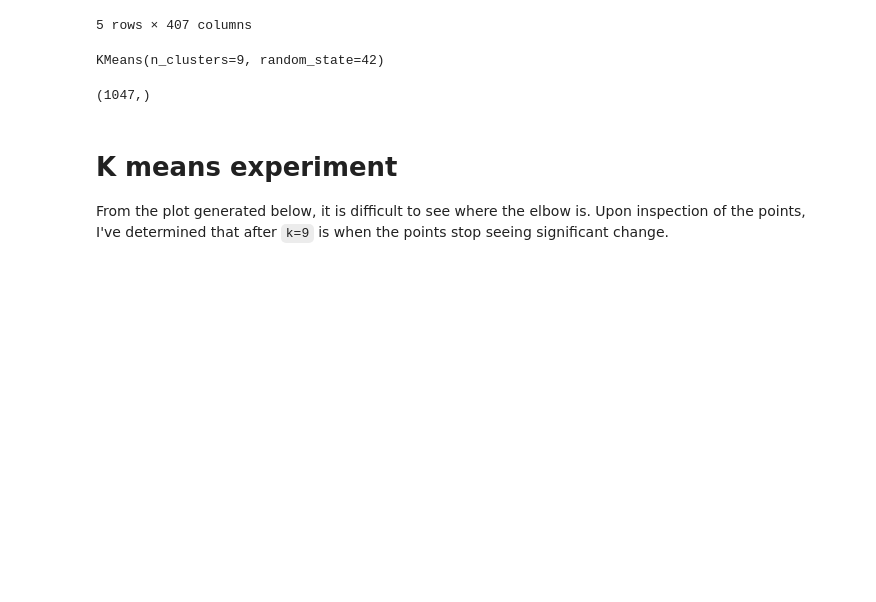
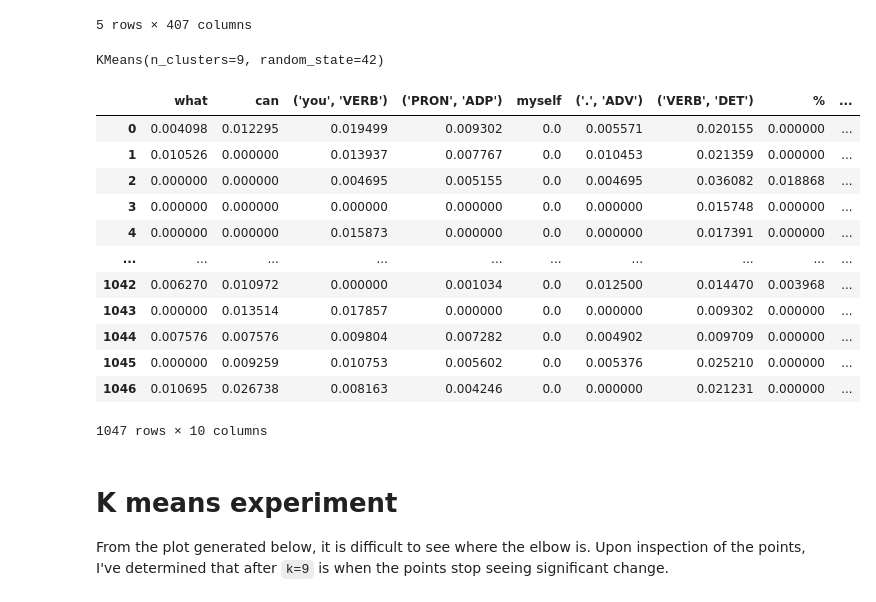
Before and after one commit to eric-sclafani/cse564, a Jupyter notebook: lab2b/testing.ipynb, the cells around one changed output. Saved outputs shown, nothing was run; the diff lists cells and outputs as text; code cells hidden in the pictures; blank space fills up the shorter version.

```diff
--- a/lab2b/testing.ipynb
+++ b/lab2b/testing.ipynb
@@ -12,8 +12,8 @@ warnings.simplefilter(action='ignore', category=FutureWarning) # suppress annoyi
 warnings.simplefilter(action='ignore', category=DeprecationWarning)
 
 scaler = StandardScaler()
-df = pd.read_csv("data/pan22_features.csv")
-X = df.drop(columns=["author_id", "discourse_type"])
+data_df = pd.read_csv("data/pan22_features.csv")
+X = data_df.drop(columns=["author_id", "discourse_type"])
 cols = list(X.columns)
 
 X_scaled = scaler.fit_transform(X)
@@ -72,6 +50,32 @@ fig.update_layout(title="Variables MDS Plot",
 # %%
+
+data_df_sample = data_df.sample(n=10, axis="columns")
+kmeans_pcp_df = pd.concat([data_df_sample,
+                           pd.DataFrame({"K Cluster":kmeans.labels_})],
+                          axis=1)
+
+
+data_df_sample
+# fig = px.parallel_coordinates(
+#         kmeans_pcp_df,
+#         dimensions=list(data_df_sample.columns),
+#         color="K Cluster",
+#     )
+# fig.show()
 # %% [output]
+|  | what | can | ('you', 'VERB') | ('PRON', 'ADP') | myself | ('.', 'ADV') | ('VERB', 'DET') | % | ... |
+| 0 | 0.004098 | 0.012295 | 0.019499 | 0.009302 | 0.0 | 0.005571 | 0.020155 | 0.000000 | ... |
+| 1 | 0.010526 | 0.000000 | 0.013937 | 0.007767 | 0.0 | 0.010453 | 0.021359 | 0.000000 | ... |
+| 2 | 0.000000 | 0.000000 | 0.004695 | 0.005155 | 0.0 | 0.004695 | 0.036082 | 0.018868 | ... |
+| 3 | 0.000000 | 0.000000 | 0.000000 | 0.000000 | 0.0 | 0.000000 | 0.015748 | 0.000000 | ... |
+| 4 | 0.000000 | 0.000000 | 0.015873 | 0.000000 | 0.0 | 0.000000 | 0.017391 | 0.000000 | ... |
+| ... | ... | ... | ... | ... | ... | ... | ... | ... | ... |
+| 1042 | 0.006270 | 0.010972 | 0.000000 | 0.001034 | 0.0 | 0.012500 | 0.014470 | 0.003968 | ... |
+| 1043 | 0.000000 | 0.013514 | 0.017857 | 0.000000 | 0.0 | 0.000000 | 0.009302 | 0.000000 | ... |
+| 1044 | 0.007576 | 0.007576 | 0.009804 | 0.007282 | 0.0 | 0.004902 | 0.009709 | 0.000000 | ... |
+| 1045 | 0.000000 | 0.009259 | 0.010753 | 0.005602 | 0.0 | 0.005376 | 0.025210 | 0.000000 | ... |
+| 1046 | 0.010695 | 0.026738 | 0.008163 | 0.004246 | 0.0 | 0.000000 | 0.021231 | 0.000000 | ... |
-(1047,)
+1047 rows × 10 columns
 # %% [markdown]
 # K means experiment
 
```
Also changed, not shown: parts of 3 cells of this notebook, 1 other file.
